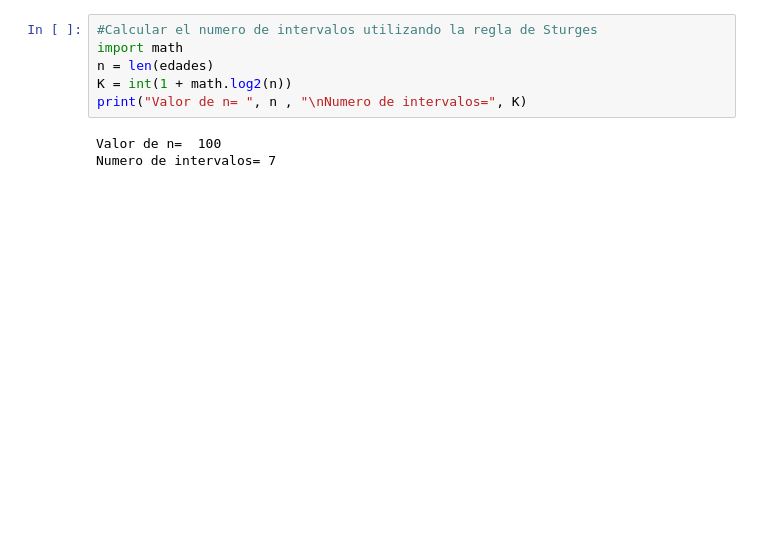
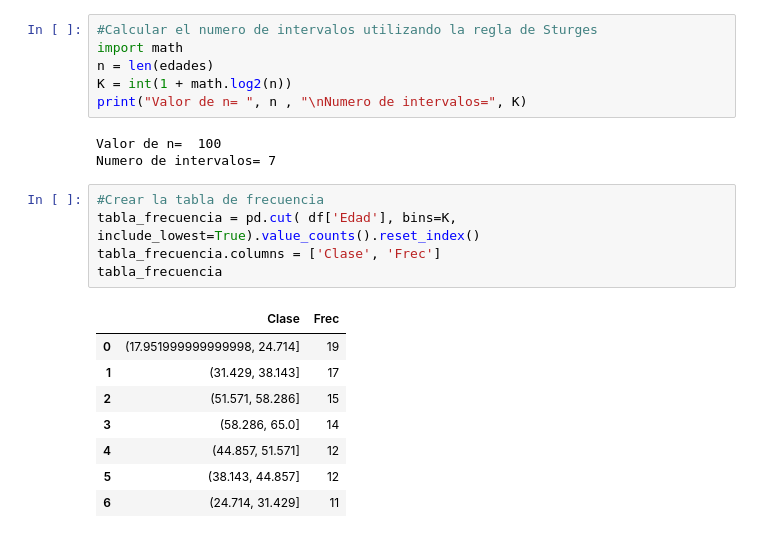
Before and after one commit to ValenteHC/Probabilidad-, a Jupyter notebook: Practica_3.ipynb, the cells around one changed output. Saved outputs shown, nothing was run; the diff lists cells and outputs as text; blank space fills up the shorter version.

```diff
--- a/Practica_3.ipynb
+++ b/Practica_3.ipynb
@@ -138,3 +164,17 @@ print("Valor de n= ", n , "\nNumero de intervalos=", K)
 # %% [output]
 Valor de n=  100
 Numero de intervalos= 7
+# %%
+#Crear la tabla de frecuencia
+tabla_frecuencia = pd.cut( df['Edad'], bins=K, include_lowest=True).value_counts().reset_index()
+tabla_frecuencia.columns = ['Clase', 'Frec']
+tabla_frecuencia
+# %% [output]
+|  | Clase | Frec |
+| 0 | (17.951999999999998, 24.714] | 19 |
+| 1 | (31.429, 38.143] | 17 |
+| 2 | (51.571, 58.286] | 15 |
+| 3 | (58.286, 65.0] | 14 |
+| 4 | (44.857, 51.571] | 12 |
+| 5 | (38.143, 44.857] | 12 |
+| 6 | (24.714, 31.429] | 11 |
```
Also changed, not shown: parts of 14 cells of this notebook.
